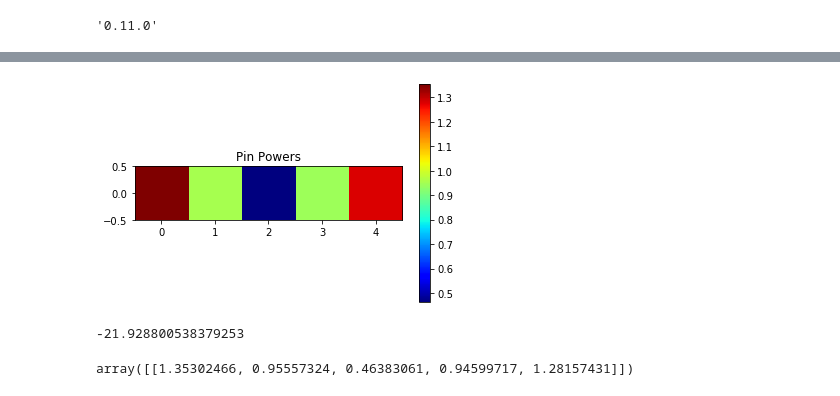
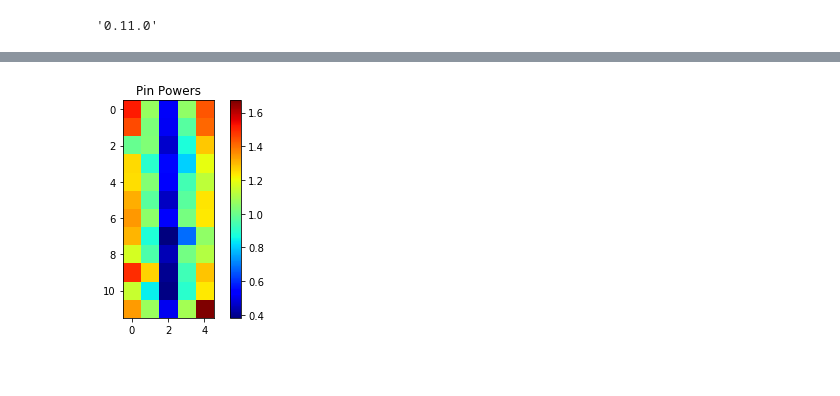
Before and after one commit to gwenchee/fhr-benchmark-depr, a Jupyter notebook: phase1a/case1a/case_1a-FD.ipynb, the cells around one changed output, grey strips where cells are left out. Saved outputs shown, nothing was run; the diff lists cells and outputs as text; code cells hidden in the pictures; blank space fills up the shorter version.

```diff
--- a/phase1a/case1a/case_1a-FD.ipynb
+++ b/phase1a/case1a/case_1a-FD.ipynb
@@ -602,0 +628,23 @@ openmc.run()
+# %%
+sp = openmc.StatePoint('statepoint.10.h5')
+region = ['1','2','3','4','5']
+fission_rates = []
+num = 1
+for x in range(1,13):
+    mesh_tally = sp.get_tally(name='mesh tally '+str(x))
+    a = mesh_tally.get_pandas_dataframe()
+    a = a.drop(columns=['mesh '+str(x),'nuclide','score'])
+    if (x%2) == 0:
+        num = int(x/2)
+        stripe = [str(num)+'B']*5
+    else:
+        stripe = [str(num)+'T']*5
+    a['Region'] = region
+    a['Stripe'] = stripe
+    if x == 1:
+        df = a
+    else:
+        df = df.append(a)
+    b = a['mean'].to_numpy()
+    fission_rates.append(b)
+df = df.set_index(['Stripe','Region'])
@@ -603,34 +698,26 @@ openmc.run()
 # %%
 # Load the last statepoint file and keff value
-sp = openmc.StatePoint('statepoint.' + str(10) + '.h5')
+#sp = openmc.StatePoint('statepoint.' + str(10) + '.h5')
 
 # Get the OpenMC pin power tally data
-mesh_tally = sp.get_tally(name='mesh tally')
-fission_rates = mesh_tally.get_values(scores=['fission'])
+#mesh_tally = sp.get_tally(name='mesh tally')
+#fission_rates = mesh_tally.get_values(scores=['fission'])
 
 # Reshape array to 2D for plotting
-fission_rates.shape = mesh.dimension
+#fission_rates.shape = mesh.dimension
 
 # Normalize to the average pin power
-fission_rates /= np.mean(fission_rates[fission_rates > 0.])
+fission_rates /= np.mean(fission_rates)
 
 # Force zeros to be NaNs so their values are not included when matplotlib calculates
 # the color scale
-fission_rates[fission_rates == 0.] = np.nan
+#fission_rates[fission_rates == 0.] = np.nan
 
 # Plot the pin powers and the fluxes
 plt.figure()
-plt.imshow(fission_rates, interpolation='none', cmap='jet', origin='lower')
+plt.imshow(fission_rates, interpolation='none', cmap='jet', origin='upper')
 plt.colorbar()
 plt.title('Pin Powers')
 plt.show()
 # %% [output]
-[figure, old version]
+[figure, new version]
-# %%
-mesh.lower_left[0]
-# %% [output]
--21.928800538379253
-# %%
-fission_rates
-# %% [output]
-array([[1.35302466, 0.95557324, 0.46383061, 0.94599717, 1.28157431]])
```
Also changed, not shown: parts of 9 cells of this notebook.
